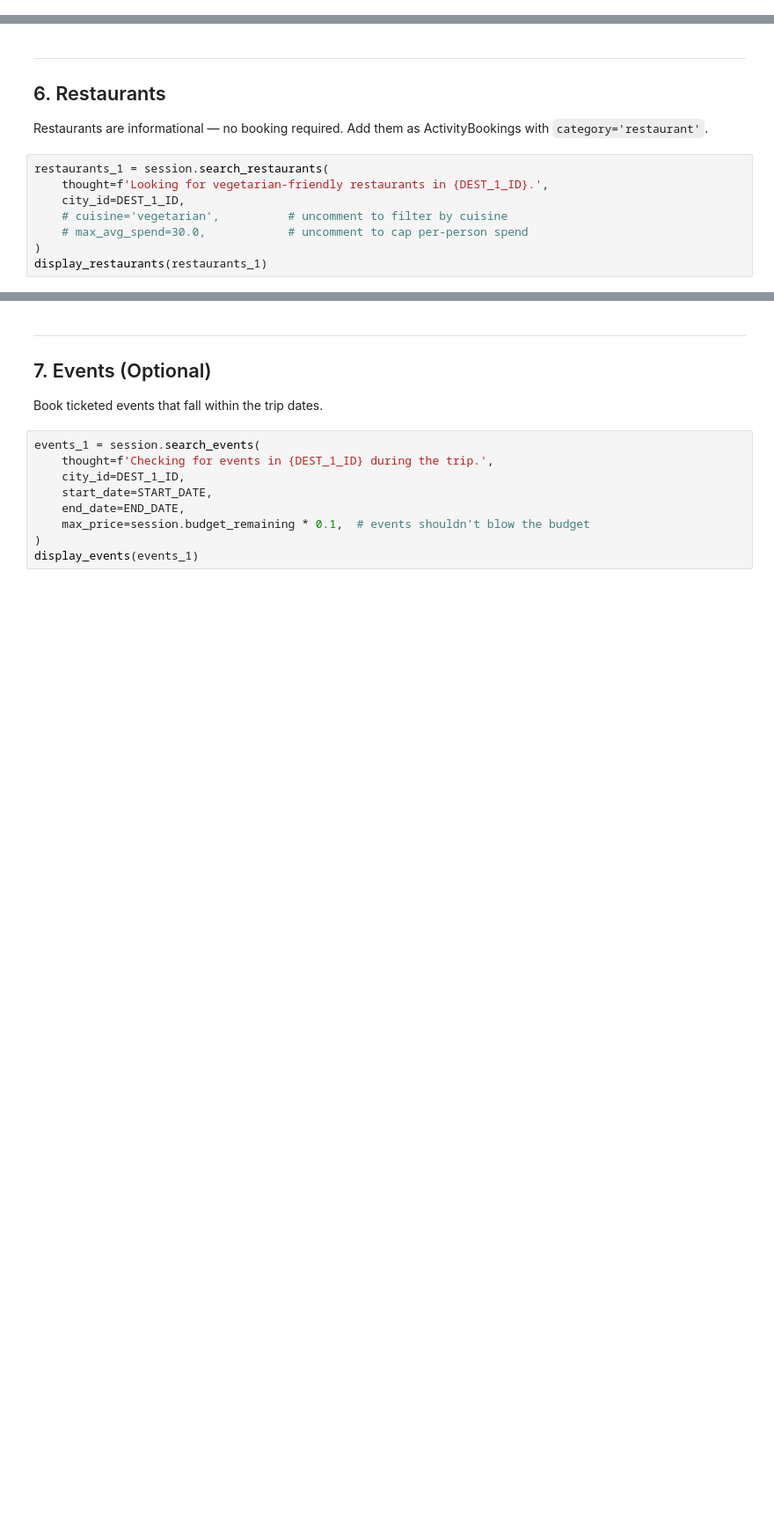
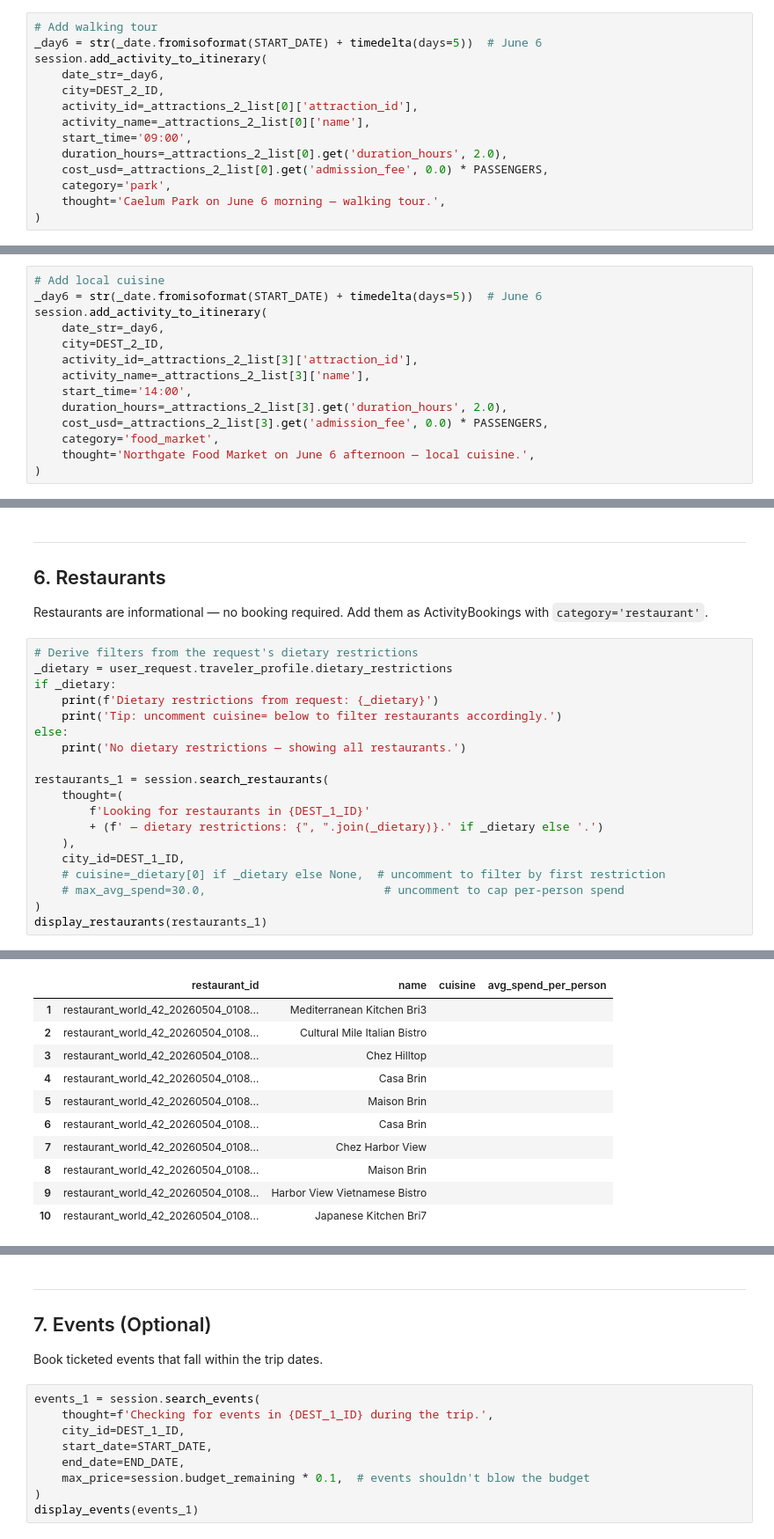
Before and after one commit to jiayi-ong/optimized-llm-planning-memory, a Jupyter notebook: notebooks/08_human_baseline.ipynb, the cells around one changed output, grey strips where cells are left out. Shown at 88% size. Saved outputs shown, nothing was run; the diff lists cells and outputs as text; blank space fills up the shorter version.

Commit message:
feat: Completed first human baseline run with an episode

```diff
--- a/notebooks/08_human_baseline.ipynb
+++ b/notebooks/08_human_baseline.ipynb
@@ -462,0 +892,14 @@ else:
+# %%
+# Add walking tour
+_day6 = str(_date.fromisoformat(START_DATE) + timedelta(days=5))  # June 6
+session.add_activity_to_itinerary(
+    date_str=_day6,
+    city=DEST_2_ID,
+    activity_id=_attractions_2_list[0]['attraction_id'],
+    activity_name=_attractions_2_list[0]['name'],
+    start_time='09:00',
+    duration_hours=_attractions_2_list[0].get('duration_hours', 2.0),
+    cost_usd=_attractions_2_list[0].get('admission_fee', 0.0) * PASSENGERS,
+    category='park',
+    thought='Caelum Park on June 6 morning — walking tour.',
+)
@@ -462,0 +908,14 @@ else:
+# %%
+# Add local cuisine
+_day6 = str(_date.fromisoformat(START_DATE) + timedelta(days=5))  # June 6
+session.add_activity_to_itinerary(
+    date_str=_day6,
+    city=DEST_2_ID,
+    activity_id=_attractions_2_list[3]['attraction_id'],
+    activity_name=_attractions_2_list[3]['name'],
+    start_time='14:00',
+    duration_hours=_attractions_2_list[3].get('duration_hours', 2.0),
+    cost_usd=_attractions_2_list[3].get('admission_fee', 0.0) * PASSENGERS,
+    category='food_market',
+    thought='Northgate Food Market on June 6 afternoon — local cuisine.',
+)
@@ -467,10 +928,22 @@ else:
 Restaurants are informational — no booking required.
 Add them as ActivityBookings with `category='restaurant'`.
 # %%
+# Derive filters from the request's dietary restrictions
+_dietary = user_request.traveler_profile.dietary_restrictions
+if _dietary:
+    print(f'Dietary restrictions from request: {_dietary}')
+    print('Tip: uncomment cuisine= below to filter restaurants accordingly.')
+else:
+    print('No dietary restrictions — showing all restaurants.')
+
 restaurants_1 = session.search_restaurants(
-    thought=f'Looking for vegetarian-friendly restaurants in {DEST_1_ID}.',
+    thought=(
+        f'Looking for restaurants in {DEST_1_ID}'
+        + (f' — dietary restrictions: {", ".join(_dietary)}.' if _dietary else '.')
+    ),
     city_id=DEST_1_ID,
-    # cuisine='vegetarian',          # uncomment to filter by cuisine
-    # max_avg_spend=30.0,            # uncomment to cap per-person spend
+    # cuisine=_dietary[0] if _dietary else None,  # uncomment to filter by first restriction
+    # max_avg_spend=30.0,                          # uncomment to cap per-person spend
 )
 display_restaurants(restaurants_1)
+# %% [output]
@@ -477,3 +952,14 @@ display_restaurants(restaurants_1)
+|  | restaurant_id | name | cuisine | avg_spend_per_person |
+| 1 | restaurant_world_42_20260504_0108... | Mediterranean Kitchen Bri3 |  |  |
+| 2 | restaurant_world_42_20260504_0108... | Cultural Mile Italian Bistro |  |  |
+| 3 | restaurant_world_42_20260504_0108... | Chez Hilltop |  |  |
+| 4 | restaurant_world_42_20260504_0108... | Casa Brin |  |  |
+| 5 | restaurant_world_42_20260504_0108... | Maison Brin |  |  |
+| 6 | restaurant_world_42_20260504_0108... | Casa Brin |  |  |
+| 7 | restaurant_world_42_20260504_0108... | Chez Harbor View |  |  |
+| 8 | restaurant_world_42_20260504_0108... | Maison Brin |  |  |
+| 9 | restaurant_world_42_20260504_0108... | Harbor View Vietnamese Bistro |  |  |
+| 10 | restaurant_world_42_20260504_0108... | Japanese Kitchen Bri7 |  |  |
 # %%
 # ── ADD A RESTAURANT VISIT ────────────────────────────────────────────────────
 # Restaurants are not bookable — just record the visit as an activity.
```
Also changed, not shown: parts of 54 cells of this notebook.
